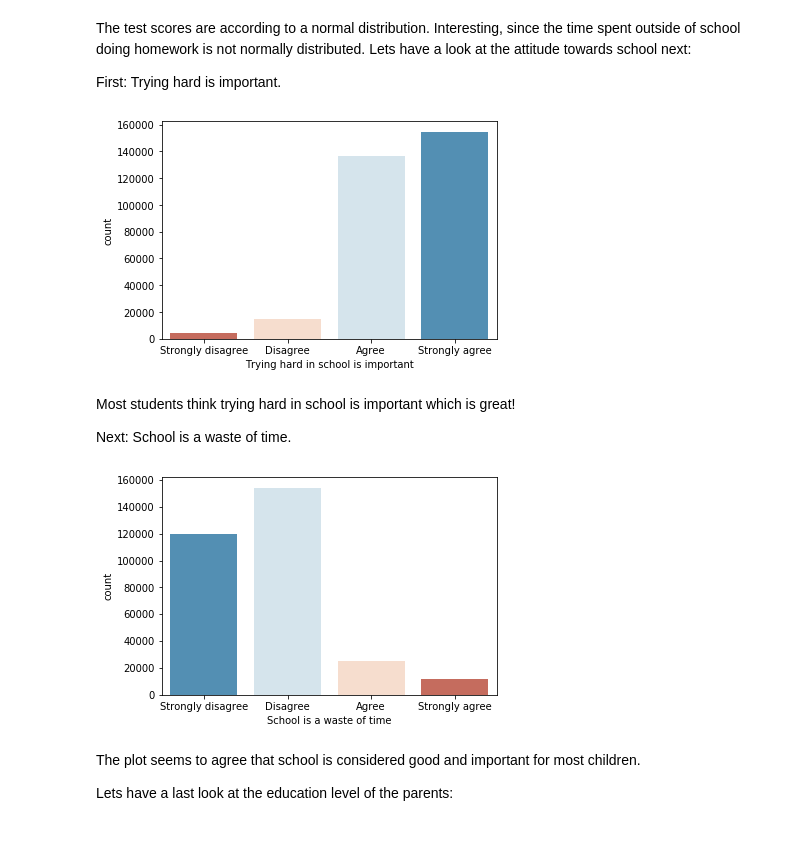
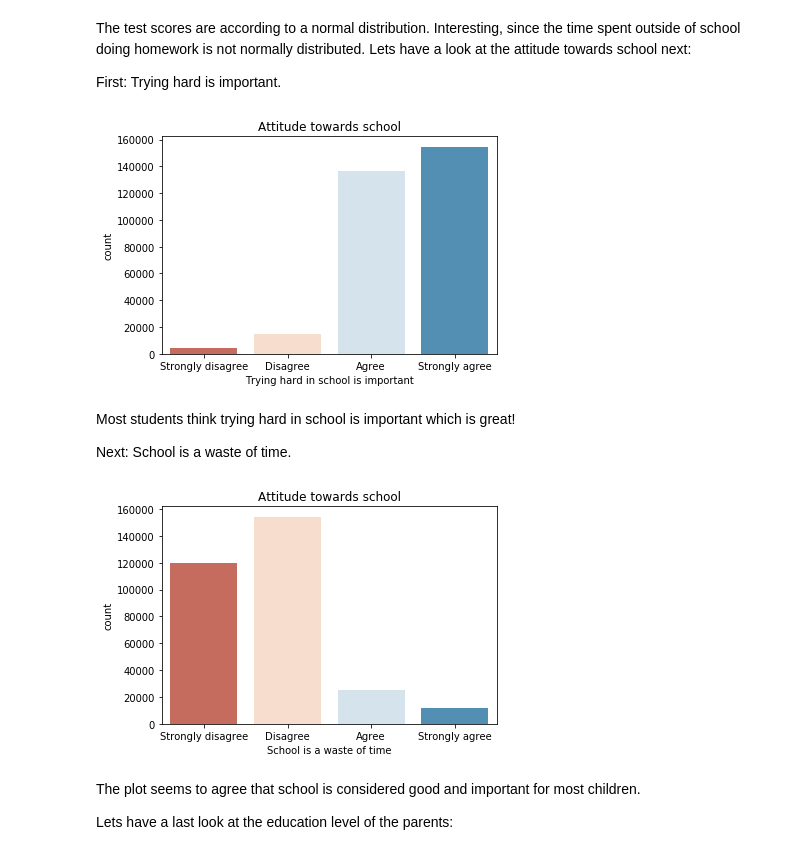
Before and after one commit to Jannis12324/mining_pisa_study, a Jupyter notebook: exploration.ipynb, the cells around one changed output. Drawn from its saved outputs; the diff is of its cells as text; code cells hidden in the pictures.

```diff
--- a/exploration.ipynb
+++ b/exploration.ipynb
@@ -349,18 +359,20 @@ Lets have a look at the attitude towards school next:
 First: Trying hard is important.
 # %%
 sb.countplot(x = "ST89Q05", data = df, palette = sb.color_palette("RdBu", 4))
-plt.xlabel("Trying hard in school is important");
+plt.xlabel("Trying hard in school is important")
+plt.title("Attitude towards school");
 # %% [output]
-[figure, old version]
+[figure, new version]
 # %% [markdown]
 Most students think trying hard in school is important which is great!
 
 Next: School is a waste of time.
 # %%
-sb.countplot(x = "ST88Q02", data = df, palette = sb.color_palette("RdBu_r", 4))
-plt.xlabel("School is a waste of time");
+sb.countplot(x = "ST88Q02", data = df, palette = sb.color_palette("RdBu", 4))
+plt.xlabel("School is a waste of time")
+plt.title("Attitude towards school");
 # %% [output]
-[figure, old version]
+[figure, new version]
 # %% [markdown]
 The plot seems to agree that school is considered good and important for most children.
 
```
Also changed, not shown: parts of 14 cells of this notebook, 2 other files.
